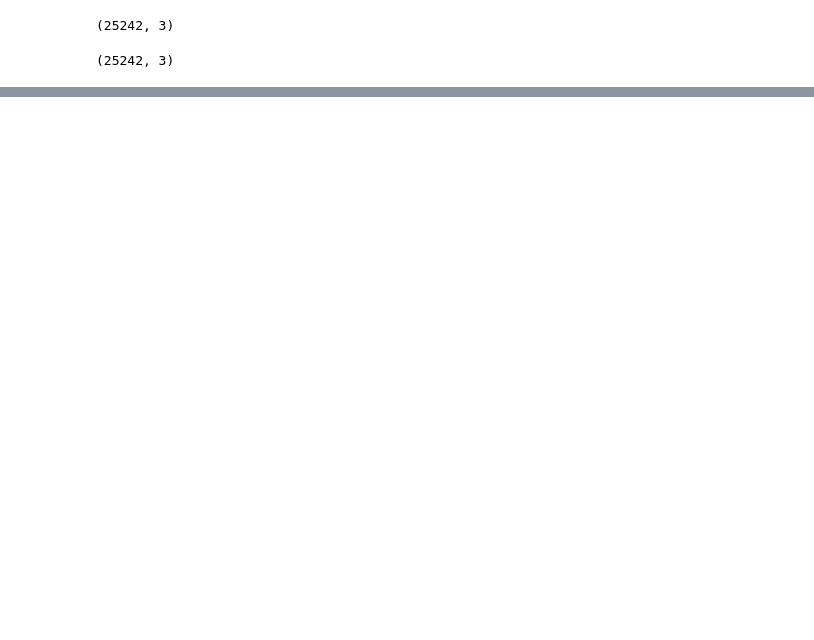
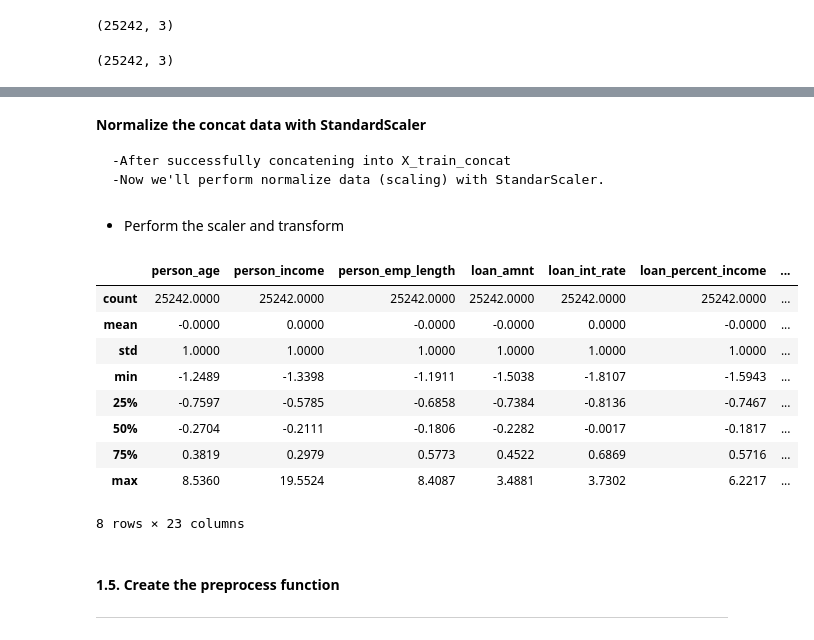
Before and after one commit to Cakurniawan/pacmann-intro-ml, a Jupyter notebook: mentoring-3/Mentoring_03_Candra_kurniawan.ipynb, the cells around one changed output, grey strips where cells are left out. Saved outputs shown, nothing was run; the diff lists cells and outputs as text; code cells hidden in the pictures; blank space fills up the shorter version.

```diff
--- a/mentoring-3/Mentoring_03_Candra_kurniawan.ipynb
+++ b/mentoring-3/Mentoring_03_Candra_kurniawan.ipynb
@@ -883,7 +884,9 @@ def cat_imputer_transform(imputer_categorical, data):
      imputed_data = imputer_categorical.transform(data)
 
      # Fit and transform the categorical data
-     X_cat_imputed = pd.DataFrame(imputed_data, columns = data.columns, index = data.index)
+     X_cat_imputed = pd.DataFrame(imputed_data,
+                                  columns = data.columns,
+                                  index = data.index)
 
      return X_cat_imputed
 # %% [markdown]
@@ -934,0 +1041,24 @@ X_train_cat_imputed.shape
+# %%
+#Function for concatening numerical and categorical data
+
+def concat_data(num_data, cat_data):
+    """
+    Perform concatenation onehotencoding data(X_train_cat_encoded)
+    with train data (X_train_cat_imputed)
+
+    Spec :  # It needs two input, num_data (pd.DataFrame) and cat_data (pd.DataFrame)
+            # - Don't forget to validate your process
+            # - It returns the concated data
+
+    Params: -> num_data: the Numerical X_train_num_imputed data
+            -> cat_data: the Categorical X_train_cat_encoded data
+
+    Returns: -> concat: the Concatenated Data X_train_clean.
+
+
+    Candra Kurniawan | Pacmann AI 2024
+    """
+
+    concat = pd.concat([num_data, cat_data], axis = 1)
+
+    return concat
@@ -934,0 +1067,7 @@ X_train_cat_imputed.shape
+# %%
+# Concat the data
+X_train_concat = concat_data(num_data = X_train_num_imputed, cat_data = X_train_cat_encoded)
+
+print(f"Numerical data shape    : {X_train_num_imputed.shape}")
+print(f"Categorical data shape  : {X_train_cat_encoded.shape}")
+print(f"Concat data shape       : {X_train_concat.shape}")
@@ -934,0 +1092,5 @@ X_train_cat_imputed.shape
+# %% [markdown]
+**Normalize the concat data with StandardScaler**
+
+    -After successfully concatening into X_train_concat
+    -Now we'll perform normalize data (scaling) with StandarScaler.
@@ -934,0 +1137,24 @@ X_train_cat_imputed.shape
+# %% [markdown]
+- Perform the scaler and transform
+# %%
+# Fit the scaler
+scaler = fit_scaler(X_train_concat)
+
+# Transform the scaler
+X_train_clean = transform_scaler(data = X_train_concat, scaler = scaler)
+# %%
+X_train_clean.describe().round(4)
+# %% [output]
+|  | person_age | person_income | person_emp_length | loan_amnt | loan_int_rate | loan_percent_income | ... |
+| count | 25242.0000 | 25242.0000 | 25242.0000 | 25242.0000 | 25242.0000 | 25242.0000 | ... |
+| mean | -0.0000 | 0.0000 | -0.0000 | -0.0000 | 0.0000 | -0.0000 | ... |
+| std | 1.0000 | 1.0000 | 1.0000 | 1.0000 | 1.0000 | 1.0000 | ... |
+| min | -1.2489 | -1.3398 | -1.1911 | -1.5038 | -1.8107 | -1.5943 | ... |
+| 25% | -0.7597 | -0.5785 | -0.6858 | -0.7384 | -0.8136 | -0.7467 | ... |
+| 50% | -0.2704 | -0.2111 | -0.1806 | -0.2282 | -0.0017 | -0.1817 | ... |
+| 75% | 0.3819 | 0.2979 | 0.5773 | 0.4522 | 0.6869 | 0.5716 | ... |
+| max | 8.5360 | 19.5524 | 8.4087 | 3.4881 | 3.7302 | 6.2217 | ... |
+8 rows × 23 columns
+# %% [markdown]
+#### 1.5. Create the preprocess function
+---
```
Also changed, not shown: parts of 21 cells of this notebook, 1 other file.
